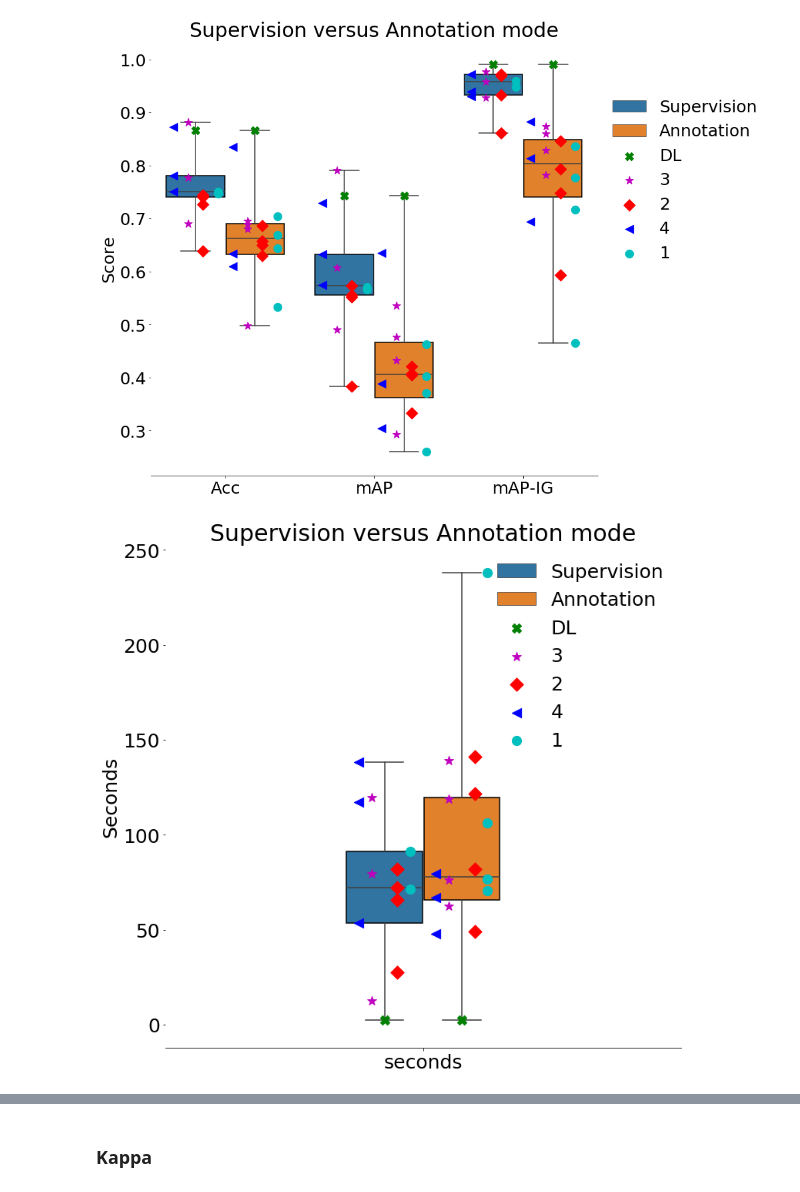
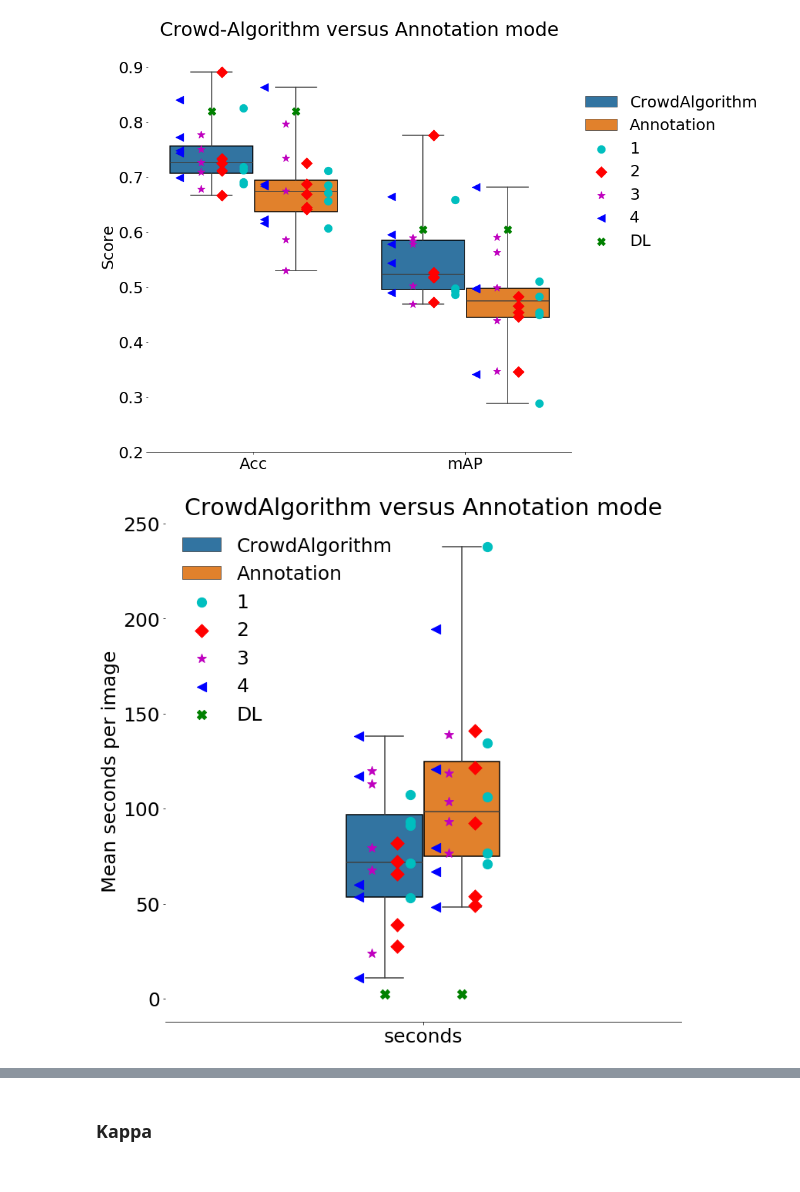
Before and after one commit to ChristianMarzahl/EIPH_WSI, a Jupyter notebook: LabelExperiments/EIPH_Statistics_Contributors.ipynb, the cells around one changed output, grey strips where cells are left out. Cells and saved outputs as stored; diff of their text form; code cells hidden in the pictures.

```diff
--- a/LabelExperiments/EIPH_Statistics_Contributors.ipynb
+++ b/LabelExperiments/EIPH_Statistics_Contributors.ipynb
@@ -398,7 +518,10 @@ f, ax = plt.subplots(figsize=(12, 12))
 columns = ['Acc', 'mAP']
 temp_data = pd.melt(acc_statistics[columns])
 temp_data['Order'] = len(columns) * [str(type).split('.')[-1] for type in list(acc_statistics['Order'].values)]
-ax = sns.boxplot(x="variable", y="value", data=temp_data, width=.3,  showfliers=False, hue='Order') #
+ax = sns.boxplot(x="variable", y="value", data=temp_data.sort_values(by=['Order'], ascending=False),  showfliers=False, hue='Order') #width=.3,
+
+ax.set(ylim=(0.2, 0.9))
+
 #ax.set(ylim=(0.55, 1))
 
 
@@ -406,19 +529,20 @@ for i,box in enumerate(ax.artists):
     box.set_edgecolor('black')
     #box.set_facecolor('white')
 
-for index, row in enumerate(acc_statistics.values.tolist()):
+for index, row in enumerate(acc_statistics.sort_values(by=['Skill']).values.tolist()):
     name = row[1]
 
     type = str(row[-2])
     acc = row[4]
     mAP = row[2]
 
-    type_offset = -0.075
+    #type_offset = -0.075
+    type_offset = -0.2
     if "AS" in type:
         type_offset = type_offset * -1
 
-    plt.scatter(x=0 + offset[name] + type_offset, y=acc, marker=symbols[name], label=name, s=150, c=color[name], zorder=100)
-    plt.scatter(x=1 + offset[name] + type_offset, y=mAP, marker=symbols[name], label=name, s=150, c=color[name], zorder=100)
+    plt.scatter(x=1 + offset[name] + type_offset, y=acc, marker=symbols[name], label=name, s=150, c=color[name], zorder=100)
+    plt.scatter(x=0 + offset[name] + type_offset, y=mAP, marker=symbols[name], label=name, s=150, c=color[name], zorder=100)
 
 
 #ax.xaxis.grid(True)
@@ -429,6 +553,8 @@ by_label = OrderedDict(zip(labels, handles))
 
 ax.legend(by_label.values(), by_label.keys(), bbox_to_anchor=(1., 0.9), prop={'size': 25}, frameon=False)
 
-ax.set(ylabel="Acc", xlabel="", title="Trainings effect")
+ax.set(ylabel="Acc", xlabel="", title="Training effect")
 sns.despine(left=True)
+
+plt.savefig("TrainingsEffect.pdf", transparent=True)
 # %% [output]
@@ -505,4 +613,4 @@ plt.show()
 # %%
-columns = ['Acc', 'mAP', 'mAP-IG']
+columns = ['Acc', 'mAP'] #, 'mAP-IG'
 statistics_initials_melt = pd.melt(statistics_initials[ columns ])
 statistics_initials_melt['Type'] = len(columns) * [str(type).split('.')[-1] for type in list(statistics_initials['Type'].values)]
@@ -511,42 +639,59 @@ f, ax = plt.subplots(figsize=(12, 12))
 
 ax = sns.boxplot(x="variable", y="value", data=statistics_initials_melt,
                  showfliers=False, hue='Type', whis=[0, 100], dodge=True) # width=.3,
-#ax.set(ylim=(0.55, 1))
+ax.set(ylim=(0.2, 0.95))
 
 
 for i,box in enumerate(ax.artists):
     box.set_edgecolor('black')
     #box.set_facecolor('white')
 
-for index, row in enumerate(statistics_initials.values.tolist()):
+for index, row in enumerate(statistics_initials.sort_values(by=['Skill']).values.tolist()):
     name = row[1]
 
     mAP = row[2]
     mAP_IG = row[3]
     acc = row[4]
     type = str(row[-1])
 
     type_offset = 0.2
-    if "Supervision" in type:
+    if "CrowdAlgorithm" in type:
         type_offset = type_offset * -1
 
     plt.scatter(x=0 + offset[name] + type_offset, y=acc, marker=symbols[name], s=150, c=color[name], zorder=100)
     plt.scatter(x=1 + offset[name] + type_offset, y=mAP, marker=symbols[name], label=name, s=150, c=color[name], zorder=100)
-    plt.scatter(x=2 + offset[name] + type_offset, y=mAP_IG, marker=symbols[name], s=150, c=color[name], zorder=100)
+    #plt.scatter(x=2 + offset[name] + type_offset, y=mAP_IG, marker=symbols[name], s=150, c=color[name], zorder=100)
+
+for index, row in enumerate(dl_statistics_initials.values.tolist()):
+    name = row[1]
+
+    mAP = row[2]
+    mAP_IG = row[3]
+    acc = row[4]
+    type = str(row[-1])
+
+    type_offset = 0.2
+    if "CrowdAlgorithm" in type:
+        type_offset = type_offset * -1
+
+    plt.scatter(x=0 + offset[name] + type_offset, y=acc, marker=symbols[name], s=150, c=color[name], zorder=100)
+    plt.scatter(x=1 + offset[name] + type_offset, y=mAP, marker=symbols[name], label=name, s=150, c=color[name], zorder=100)
 
 
 #ax.xaxis.grid(True)
 #ax.yaxis.grid(True)
 
 handles, labels = plt.gca().get_legend_handles_labels()
 by_label = OrderedDict(zip(labels, handles))
 
 ax.legend(by_label.values(), by_label.keys(), bbox_to_anchor=(1., 0.9), prop={'size': 25}, frameon=False)
 
-ax.set(ylabel="Score", xlabel="", title="Supervision versus Annotation mode")
+ax.set(ylabel="Score", xlabel="", title="Crowd-Algorithm versus Annotation mode")
 sns.despine(left=True)
+
+plt.savefig("SupervisionAccuracy.pdf", transparent=True)
 # %% [output]
-[figure, old version]
+[figure, new version]
 # %%
 columns = ['seconds']
 statistics_initials_melt = pd.melt(statistics_initials[ columns ])
@@ -570,17 +715,30 @@ for i,box in enumerate(ax.artists):
     box.set_edgecolor('black')
     #box.set_facecolor('white')
 
-for index, row in enumerate(statistics_initials.values.tolist()):
+for index, row in enumerate(statistics_initials.sort_values(by=['Skill']).values.tolist()):
     name = row[1]
 
     type = str(row[-1])
     seconds = row[7]
 
     type_offset = 0.075
-    if "Supervision" in type:
+    if "CrowdAlgorithm" in type:
         type_offset = type_offset * -1
 
     plt.scatter(x=0 + offset[name] + type_offset, y=seconds, marker=symbols[name], label=name, s=150, c=color[name], zorder=100)
+
+for index, row in enumerate(dl_statistics_initials.values.tolist()):
+    name = row[1]
+
+    type = str(row[-1])
+    seconds = row[7]
+
+    type_offset = 0.075
+    if "CrowdAlgorithm" in type:
+        type_offset = type_offset * -1
+
+    plt.scatter(x=0 + offset[name] + type_offset, y=seconds, marker=symbols[name], label=name, s=150, c=color[name], zorder=100)
+
 
 
 #ax.xaxis.grid(True)
@@ -591,10 +749,12 @@ by_label = OrderedDict(zip(labels, handles))
 
 ax.legend(by_label.values(), by_label.keys(), prop={'size': 25}, frameon=False) #, bbox_to_anchor=(1., 0.9)
 
-ax.set(ylabel="Seconds", xlabel="", title="Supervision versus Annotation mode")
+ax.set(ylabel="Mean seconds per image", xlabel="", title="CrowdAlgorithm versus Annotation mode")
 sns.despine(left=True)
+
+plt.savefig("AnnotationTime.pdf", transparent=True)
 # %% [output]
-[figure, old version]
+[figure, new version]
 # %%
 columns = ['grade']
 statistics_initials_melt = pd.melt(statistics_initials[ columns ])
```
Also changed, not shown: parts of 36 cells of this notebook, 6 other files.
